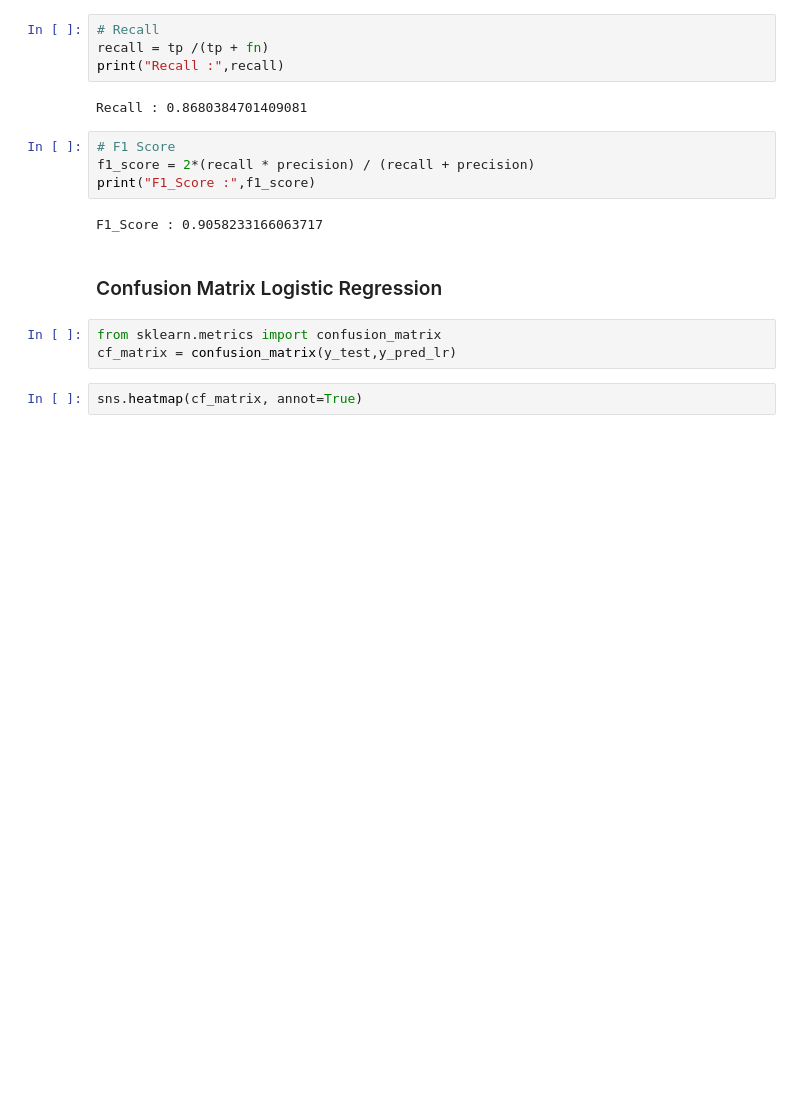
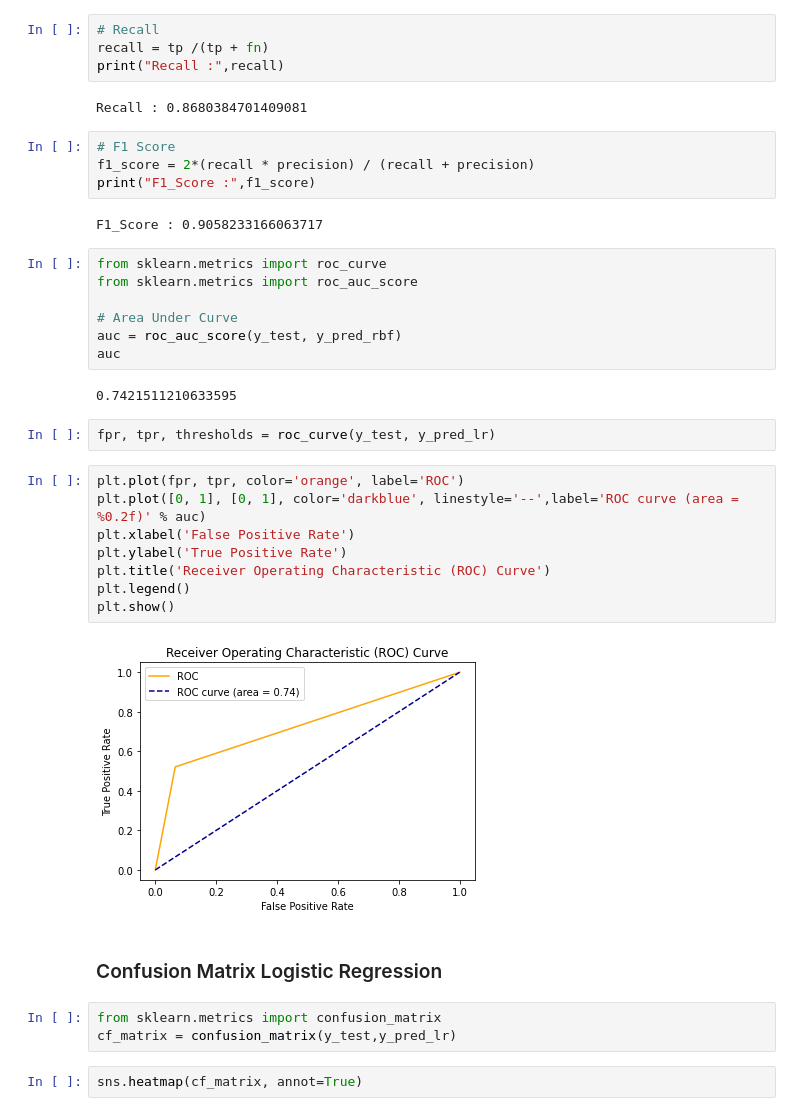
Before and after one commit to AyushPoojari/ineuron, a Jupyter notebook: ML Assignments/SVM/Classification.ipynb, the cells around one changed output. Drawn from its saved outputs; the diff is of its cells as text; blank space fills up the shorter version.

```diff
--- a/ML Assignments/SVM/Classification.ipynb
+++ b/ML Assignments/SVM/Classification.ipynb
@@ -609,6 +609,27 @@ f1_score = 2*(recall * precision) / (recall + precision)
 print("F1_Score :",f1_score)
 # %% [output]
 F1_Score : 0.9058233166063717
+# %%
+from sklearn.metrics import roc_curve
+from sklearn.metrics import roc_auc_score
+
+# Area Under Curve
+auc = roc_auc_score(y_test, y_pred_rbf)
+auc
+# %% [output]
+0.7421511210633595
+# %%
+fpr, tpr, thresholds = roc_curve(y_test, y_pred_lr)
+# %%
+plt.plot(fpr, tpr, color='orange', label='ROC')
+plt.plot([0, 1], [0, 1], color='darkblue', linestyle='--',label='ROC curve (area = %0.2f)' % auc)
+plt.xlabel('False Positive Rate')
+plt.ylabel('True Positive Rate')
+plt.title('Receiver Operating Characteristic (ROC) Curve')
+plt.legend()
+plt.show()
+# %% [output]
+[figure, added]
 # %% [markdown]
 ### Confusion Matrix Logistic Regression
 # %%
```
Also changed, not shown: 9 other files.
